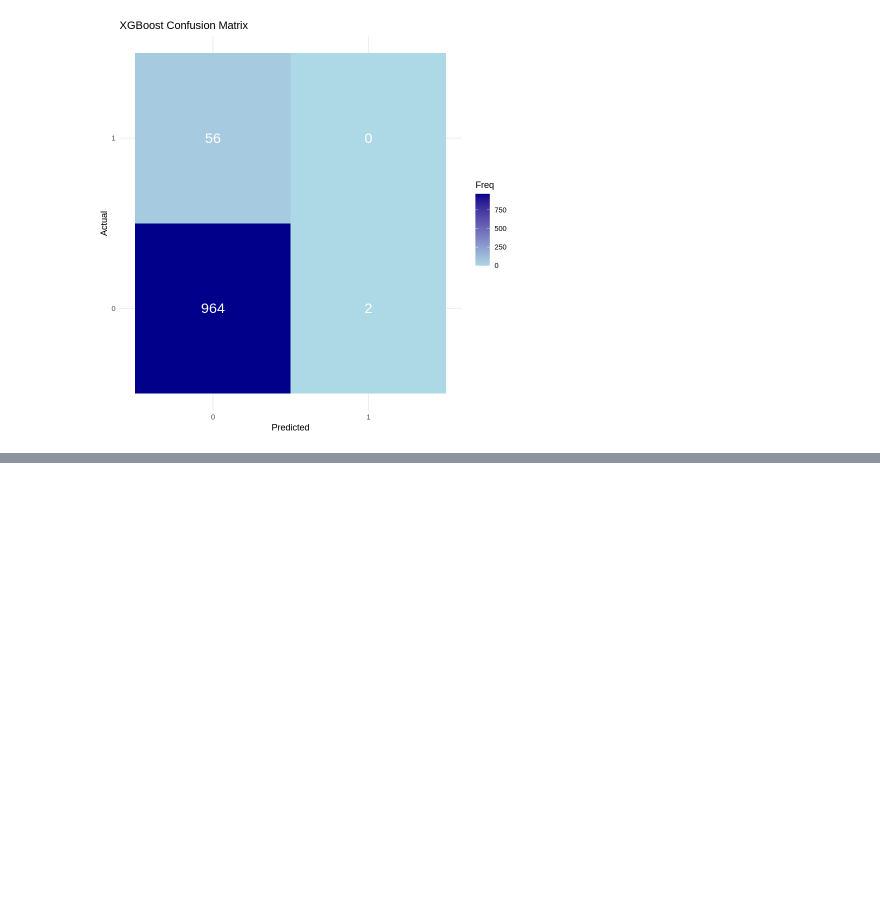
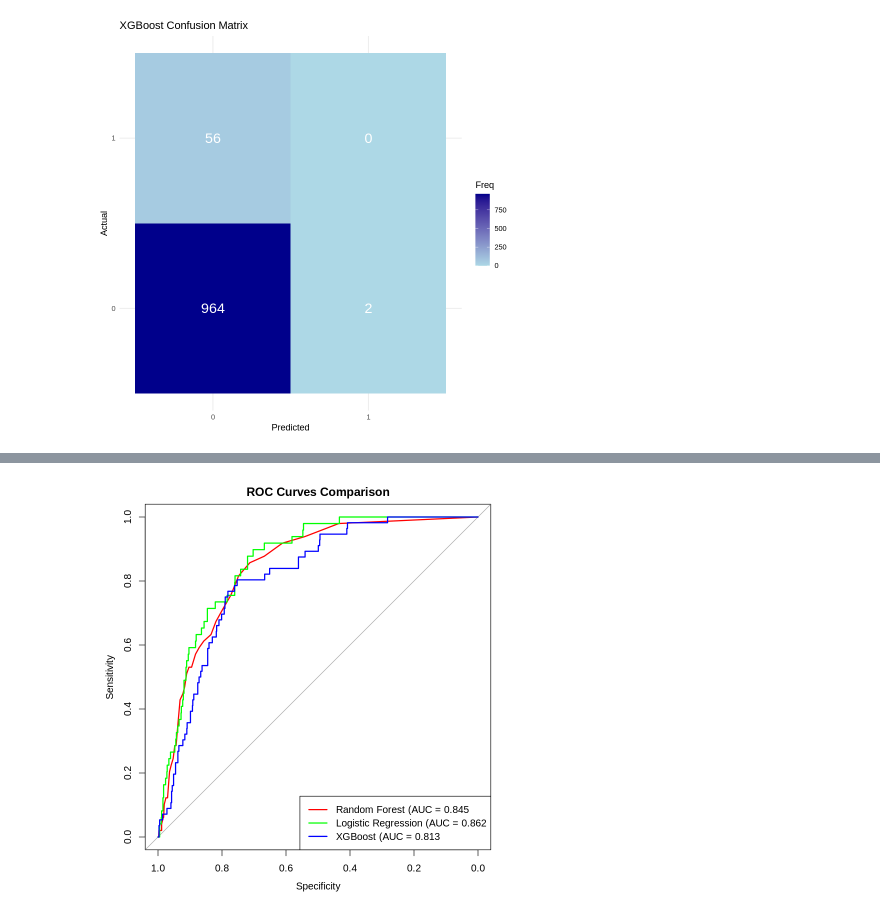
Before and after one commit to KemiAhmed/Stroke-Predictor, a Jupyter notebook: Model_performance_before_balancing.ipynb, the cells around one changed output, grey strips where cells are left out. Saved outputs shown, nothing was run; the diff lists cells and outputs as text; code cells hidden in the pictures; blank space fills up the shorter version.

```diff
--- a/Model_performance_before_balancing.ipynb
+++ b/Model_performance_before_balancing.ipynb
@@ -527,0 +550,11 @@ print(p_xgb)
+# %%
+# Random Forest ROC curve
+rf_predicted_probs <- predict(rf_model, test_data, type = "prob")[, 2]
+rf_roc_curve <- roc(test_data$stroke, rf_predicted_probs)
+
+# Logistic Regression ROC curve
+logistic_predicted_probs <- predict(logistic_model, test_data, type = "response")
+logistic_roc_curve <- roc(test_data$stroke, logistic_predicted_probs)
+
+# XGBoost ROC curve (already computed)
+xgb_roc_curve <- roc_curve
@@ -527,0 +569,14 @@ print(p_xgb)
+# %%
+# Plot ROC curves
+plot(rf_roc_curve, col = "red", lwd = 2, main = "ROC Curves Comparison")
+lines(logistic_roc_curve, col = "green", lwd = 2)
+lines(xgb_roc_curve, col = "blue", lwd = 2)
+
+# Add legend
+legend("bottomright",
+       legend = c(paste("Random Forest (AUC =", round(auc(rf_roc_curve), 3)),
+                     paste("Logistic Regression (AUC =", round(auc(logistic_roc_curve), 3)),
+                     paste("XGBoost (AUC =", round(auc(xgb_roc_curve), 3))),
+       col = c("red", "green", "blue"), lwd = 2)
+# %% [output]
+[figure, added]
```
Also changed, not shown: parts of 3 cells of this notebook.
